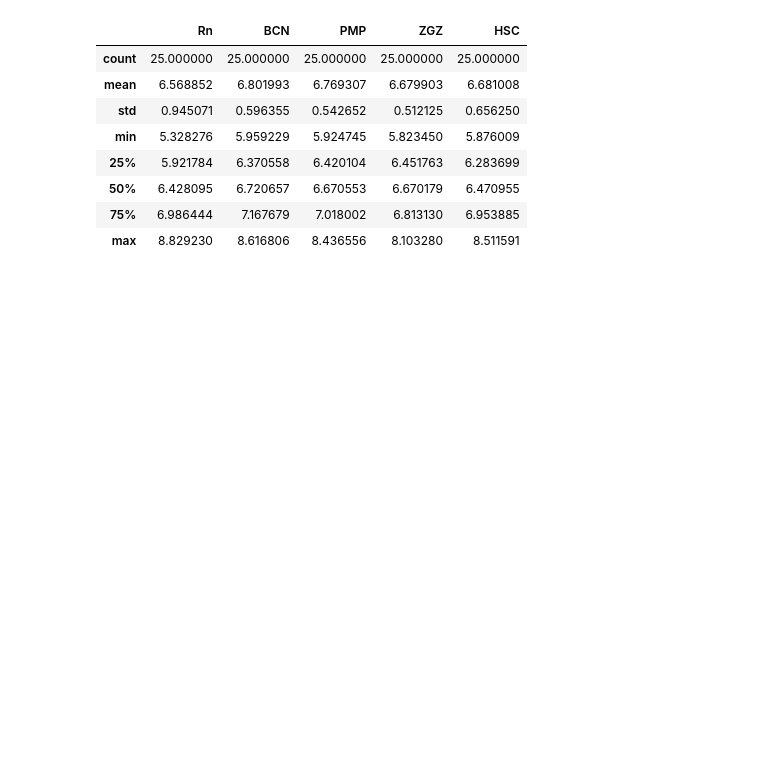
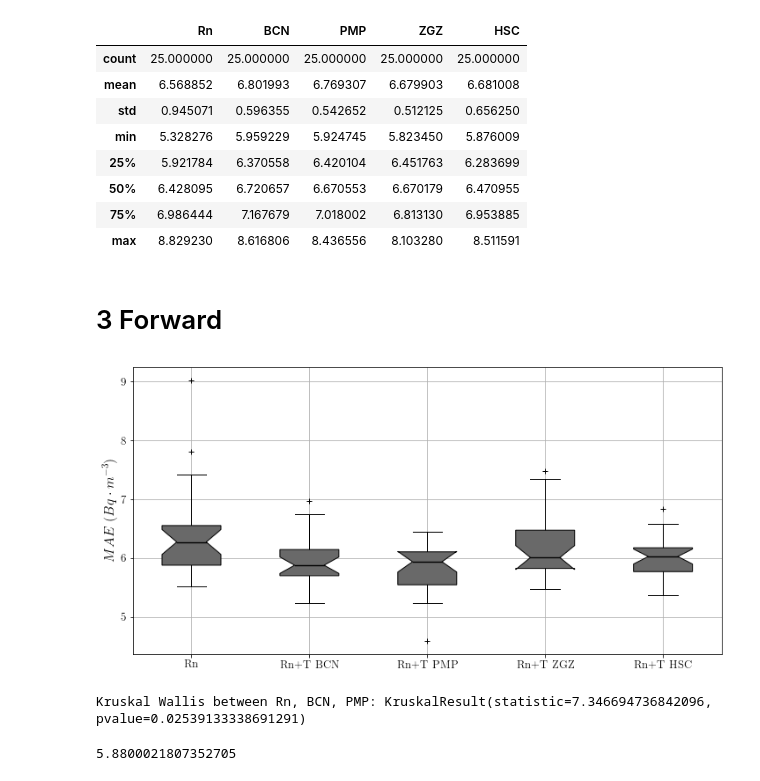
Before and after one commit to TsspGit/Rn_Time_Series, a Jupyter notebook: AEMET/Codes_Daily/Statistical_Analysis.ipynb, the cells around one changed output. Drawn from its saved outputs; the diff is of its cells as text; code cells hidden in the pictures; blank space fills up the shorter version.

```diff
--- a/AEMET/Codes_Daily/Statistical_Analysis.ipynb
+++ b/AEMET/Codes_Daily/Statistical_Analysis.ipynb
@@ -111,3 +111,32 @@ DF.describe()
 | 50% | 6.428095 | 6.720657 | 6.670553 | 6.670179 | 6.470955 |
 | 75% | 6.986444 | 7.167679 | 7.018002 | 6.813130 | 6.953885 |
 | max | 8.829230 | 8.616806 | 8.436556 | 8.103280 | 8.511591 |
+# %% [markdown]
+# 3 Forward
+# %%
+EAMRn =  [6.455543160438538, 7.072296301523845, 5.512895782788594, 6.013731161753337, 5.69798743724823, 7.423967639605205, 6.364539464314778, 6.2372556527455645, 6.473839322725932, 5.8800021807352705, 5.93059766292572, 7.802989721298218, 6.162115295728047, 5.541943788528442, 7.414313832918803, 6.553581555684407, 5.6810409228007, 5.992370208104451, 5.542460680007935, 6.526913444201152, 5.636475443840027, 6.901504993438721, 9.021165450414022, 6.334753394126892, 6.274289449055989]
+EAM_BCN =  [6.16275954246521, 5.701338926951091, 5.853175123532613, 6.004204909006755, 5.4231016635894775, 6.746338407198588, 6.384002288182576, 5.861535906791687, 5.879589597384135, 5.776523272196452, 5.59281591574351, 6.045260588328044, 6.966628034909566, 6.346726099650065, 6.0387217203776045, 6.139764428138733, 5.813184499740601, 5.939867337544759, 5.598189036051433, 5.696633179982503, 5.33791979153951, 5.242201288541158, 5.7235389947891235, 6.566652894020081, 6.145748297373454]
+EAM_PMP =  [6.171736081441243, 6.032948096593221, 6.2267671426137285, 4.585991024971008, 6.069047768910726, 5.547447760899861, 5.408446550369263, 6.440662860870361, 5.938269257545471, 6.103848417599996, 5.331648786862691, 5.238194584846497, 6.373743335405986, 5.51784360408783, 6.392698725064595, 6.356711149215698, 5.545058290163676, 5.684237281481425, 5.954345782597859, 6.107104063034058, 5.698317170143127, 5.9570006132125854, 5.6505701541900635, 5.7907891273498535, 5.938798189163208]
+EAM_ZGZ =  [5.578525900840759, 5.761840144793193, 7.172967553138733, 6.152630845705668, 7.4824966589609785, 5.977097352345784, 5.487711985905965, 5.622631867726644, 5.825459241867065, 6.755466143290202, 6.267374952634175, 6.515908757845561, 5.8914981285731, 5.482475479443868, 7.341012318929036, 6.474547028541565, 6.371235688527425, 5.8407972653706866, 5.842097957928975, 5.589353879292806, 6.009651740392049, 6.356587092081706, 5.969763000806172, 6.107420245806376, 6.880016803741455]
+EAM_HSC =  [6.583736300468445, 6.8315335512161255, 5.941060423851013, 6.273655613263448, 5.631256262461345, 5.444688558578491, 6.097360412279765, 6.071695446968079, 6.005175630251567, 5.371678511301677, 6.4383284250895185, 6.076025525728862, 5.479027152061462, 6.510177731513977, 6.027319272359212, 6.199570616086324, 6.122778534889221, 5.7268762191136675, 5.845083475112915, 6.002572337786357, 6.0272230704625445, 5.770824631055196, 5.916007041931152, 5.7001872062683105, 6.175832788149516]
+# Boxplot:
+X = [EAMRn, EAM_BCN, EAM_PMP, EAM_ZGZ, EAM_HSC]
+lbl = ['Rn', 'Rn+T BCN', 'Rn+T PMP', 'Rn+T ZGZ', 'Rn+T HSC']
+fig, ax = plt.subplots(nrows=1, ncols=1, figsize=(12, 6))
+bplot = ax.boxplot(X, sym='+', labels=lbl, notch=True, patch_artist=True,
+                   medianprops=dict(linestyle='-', linewidth=1.4, color='k'))
+plt.grid()
+plt.ylabel('$MAE\ (Bq \cdot m^{-3})$')
+colors = ['dimgray']*5
+for patch, color in zip(bplot['boxes'], colors):
+    patch.set_facecolor(color)
+# %% [output]
+[figure, added]
+# %%
+print('Kruskal Wallis between Rn, BCN, PMP:', kruskalwallis(X[0], X[1], X[2]))
+# %% [output]
+Kruskal Wallis between Rn, BCN, PMP: KruskalResult(statistic=7.346694736842096, pvalue=0.02539133338691291)
+# %%
+np.quantile(EAMRn, 0.25)
+# %% [output]
+5.8800021807352705
```
Also changed, not shown: 3 other files.
